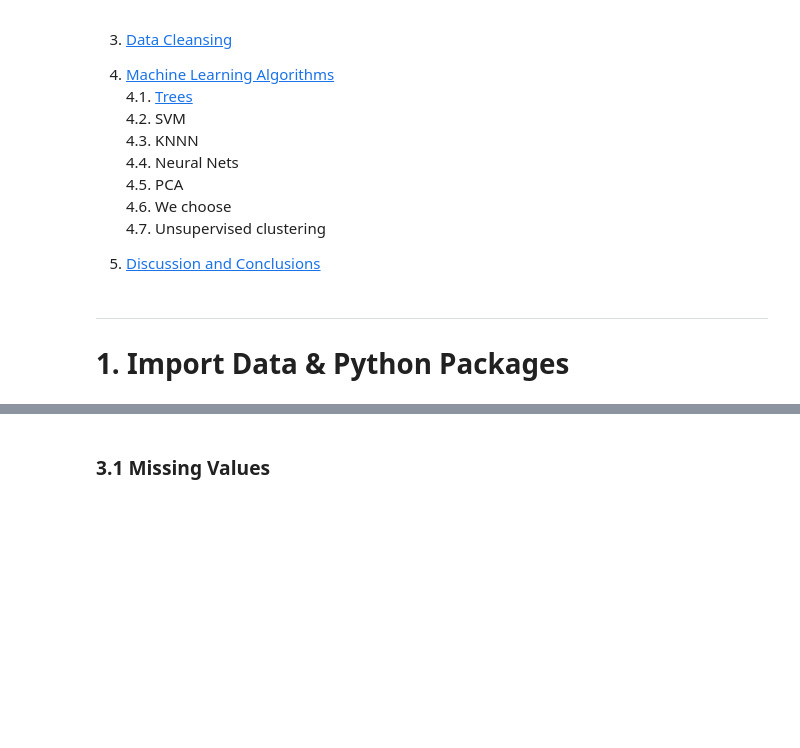
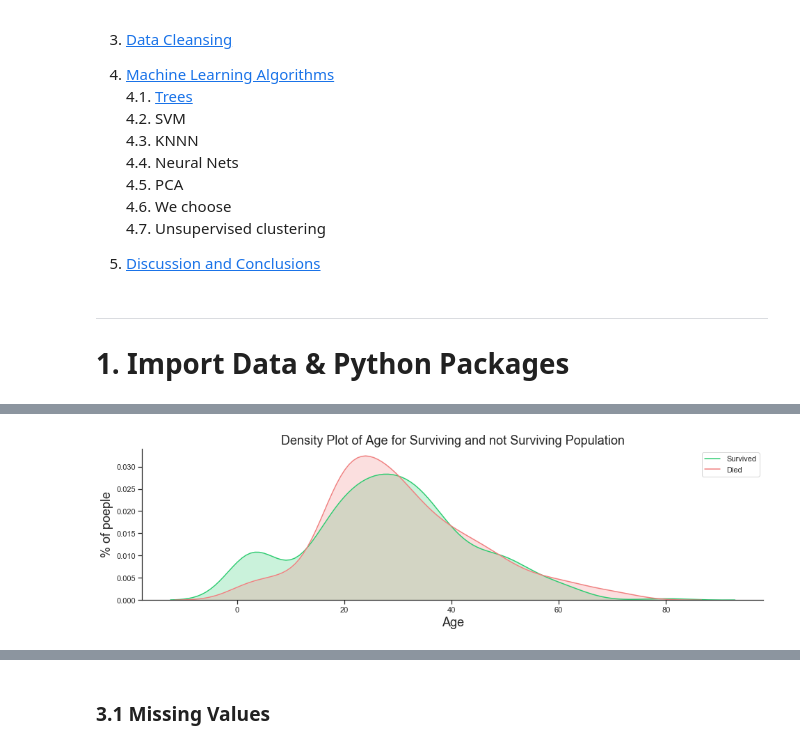
Before and after one commit to OsamaHriri/Machine-Learning-, a Jupyter notebook: HW03/Untitled.ipynb, the cells around one changed output, grey strips where cells are left out. Cells and saved outputs as stored; diff of their text form; code cells hidden in the pictures; blank space fills up the shorter version.

```diff
--- a/HW03/Untitled.ipynb
+++ b/HW03/Untitled.ipynb
@@ -164,0 +173,16 @@ None
+# %%
+#Add conclutions from this graph and shit
+font_prop = font_manager.FontProperties( size=18)
+sns.set(style="ticks")
+
+plt.figure(figsize=(16,4))
+sns.kdeplot(data_raw["Age"][data_raw.Survived == 1], color="#2ecc71", shade=True)
+sns.kdeplot(data_raw["Age"][data_raw.Survived == 0], color="lightcoral", shade=True)
+plt.legend(['Survived', 'Died'])
+plt.ylabel('% of poeple', fontproperties=font_prop)
+plt.xlabel('Age', fontproperties=font_prop)
+plt.title('Density Plot of Age for Surviving and not Surviving Population', fontproperties=font_prop)
+sns.despine()
+plt.show()
+# %% [output]
+[figure, added]
```
Also changed, not shown: parts of 22 cells of this notebook.
